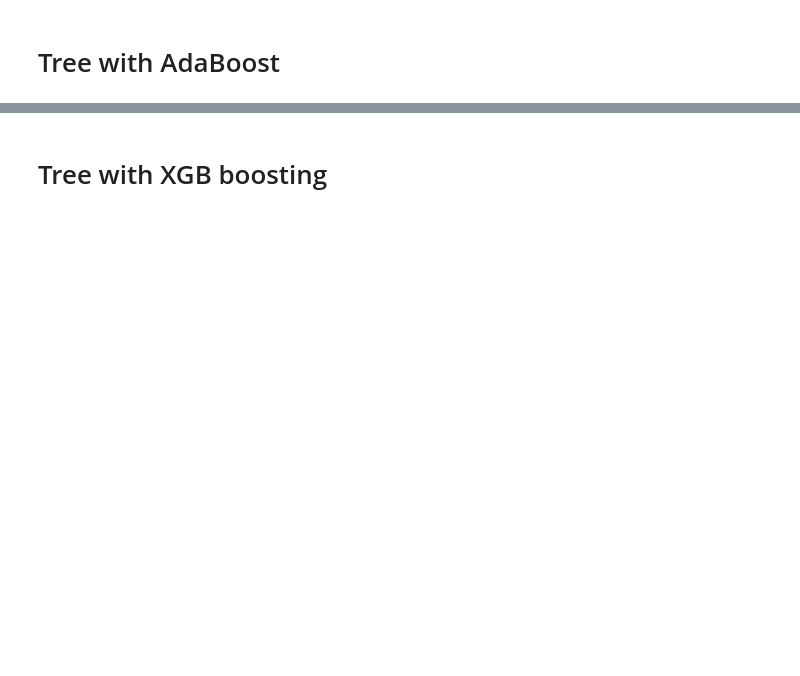
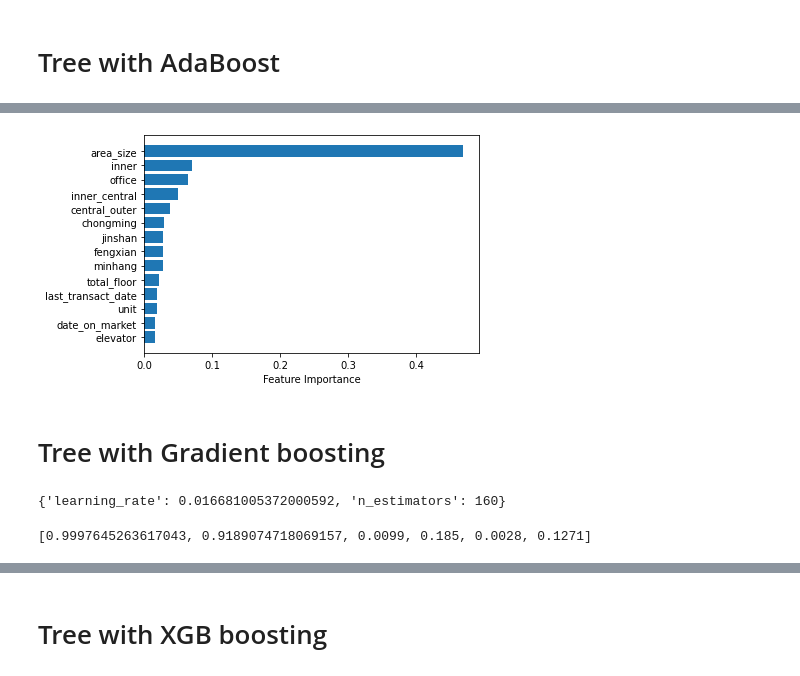
Before and after one commit to hyj55/STAT4011_Project1, a Jupyter notebook: code/model.ipynb, the cells around one changed output, grey strips where cells are left out. Saved outputs shown, nothing was run; the diff lists cells and outputs as text; code cells hidden in the pictures; blank space fills up the shorter version.

```diff
--- a/code/model.ipynb
+++ b/code/model.ipynb
@@ -193,6 +219,6 @@ param_grid_ada = [
 ]
 # %%
-ada_reg=AdaBoostRegressor(base_estimator=DecisionTreeRegressor(max_depth=20),random_state=4011)
+ada_reg=AdaBoostRegressor(base_estimator=DecisionTreeRegressor(max_depth=30),random_state=4011)
 
 select_model_ada = GridSearchCV(ada_reg, param_grid_ada, n_jobs=-1, cv=5,
 scoring='neg_mean_squared_error',
@@ -205,0 +236,11 @@ ada_result
+# %%
+sort = model_ada.feature_importances_.argsort()
+feature_importance_sorted = model_ada.feature_importances_[sort]
+feature_sorted = X.columns[sort]
+plt.barh(feature_sorted[60:74], feature_importance_sorted[60:74])
+plt.xlabel("Feature Importance")
+plt.savefig("C:/Users/Lenovo/Desktop/git/STAT4011_Project1/figures/ada.jpg")
+# %% [output]
+[figure, added]
+# %% [markdown]
+# Tree with Gradient boosting
@@ -205,0 +251,16 @@ ada_result
+# %%
+GB_reg=GradientBoostingRegressor(max_depth=30)
+
+select_model_GB = GridSearchCV(GB_reg, param_grid_gb, n_jobs=-1, cv=5,
+scoring='neg_mean_squared_error',
+return_train_score=True).fit(Xtrain, ytrain)
+
+model_GB = select_model_GB.best_estimator_
+select_model_GB.best_params_
+# %% [output]
+{'learning_rate': 0.016681005372000592, 'n_estimators': 160}
+# %%
+ada_result = model_assess(model_ada,Xtrain,ytrain,Xtest,ytest)
+ada_result
+# %% [output]
+[0.9997645263617043, 0.9189074718069157, 0.0099, 0.185, 0.0028, 0.1271]
```
Also changed, not shown: parts of 32 cells of this notebook, 8 other files.
